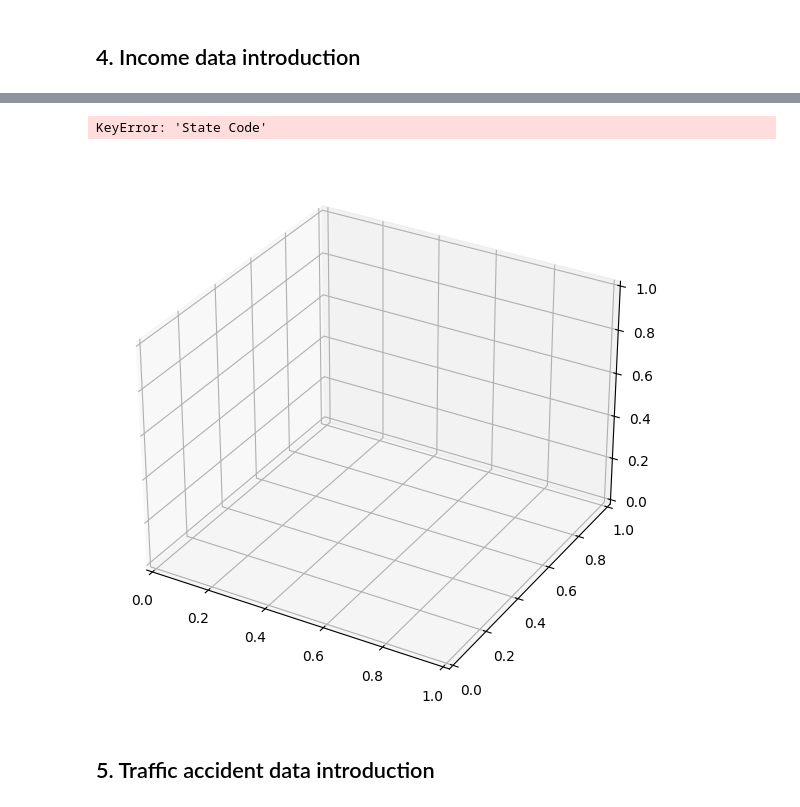
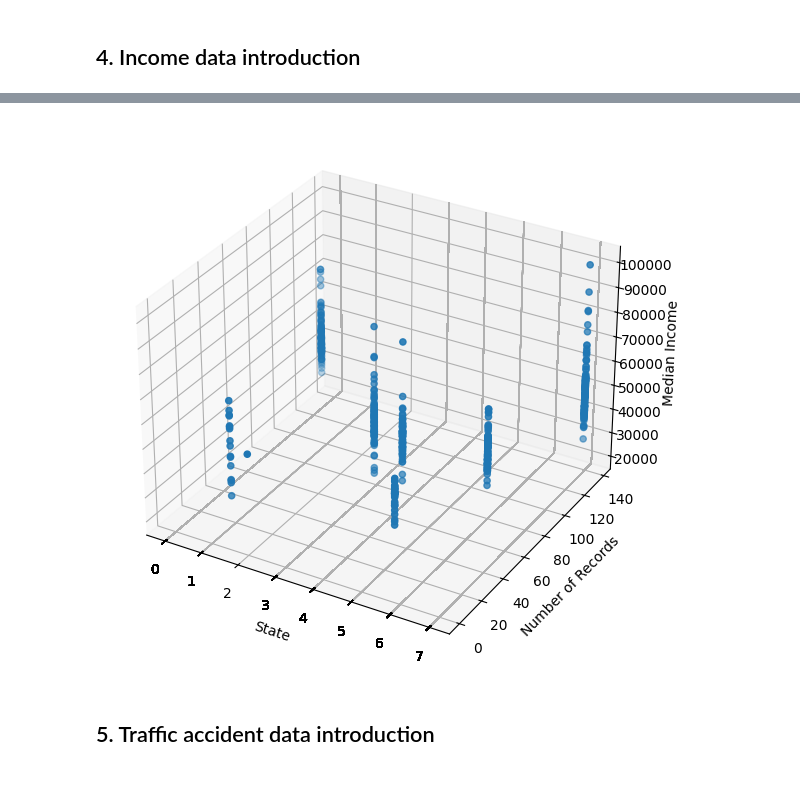
Before and after one commit to BunniYubel/CloudComputingA2, a Jupyter notebook: Data_Visualization.ipynb, the cells around one changed output, grey strips where cells are left out. Cells and saved outputs as stored; diff of their text form; code cells hidden in the pictures.

Commit message:
finalized visual

```diff
--- a/Data_Visualization.ipynb
+++ b/Data_Visualization.ipynb
@@ -246,28 +197,27 @@ Median income for NT: 48834.5
 # %%
 # Calculate the frequency for each state
 state_counts = income_df['State'].value_counts()
 
 # Add a column for state counts to the income_df
 income_df['Frequency'] = income_df['State'].apply(lambda x: state_counts[x])
 
 # Convert 'State' to categorical codes
-income_df['State_Code'] = income_df['State'].astype('category').cat.codes
+income_df['State'] = income_df['State'].astype('category').cat.codes
 
 # Create a 3D scatter plot
 fig = plt.figure(figsize=(10, 7))
 ax = fig.add_subplot(111, projection='3d')
 
 # Plot the data
-scatter = ax.scatter(income_df['State Code'], income_df['Frequency'], income_df['median_aud'])
+scatter = ax.scatter(income_df['State'], income_df['Frequency'], income_df['median_aud'])
 
 ax.set_xlabel('State')
 ax.set_ylabel('Number of Records')
 ax.set_zlabel('Median Income')
 
 # Set the x-tick labels to the 'State' strings
-ax.set_xticks(income_df['State_Code'])
+ax.set_xticks(income_df['State'])
 ax.set_xticklabels(income_df['State'])
 plt.show()
 # %% [output]
-KeyError: 'State Code'
-[figure, old version]
+[figure, new version]
```
Also changed, not shown: parts of 15 cells of this notebook.
